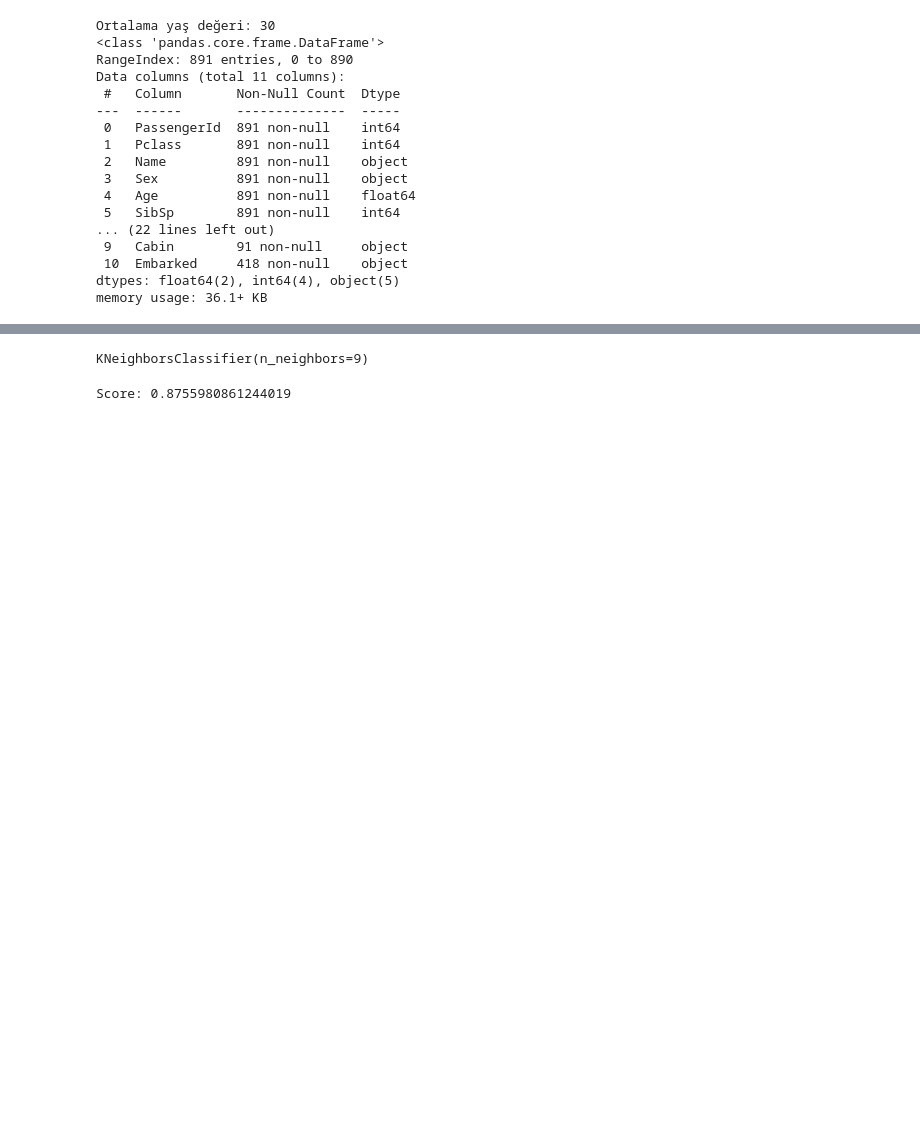
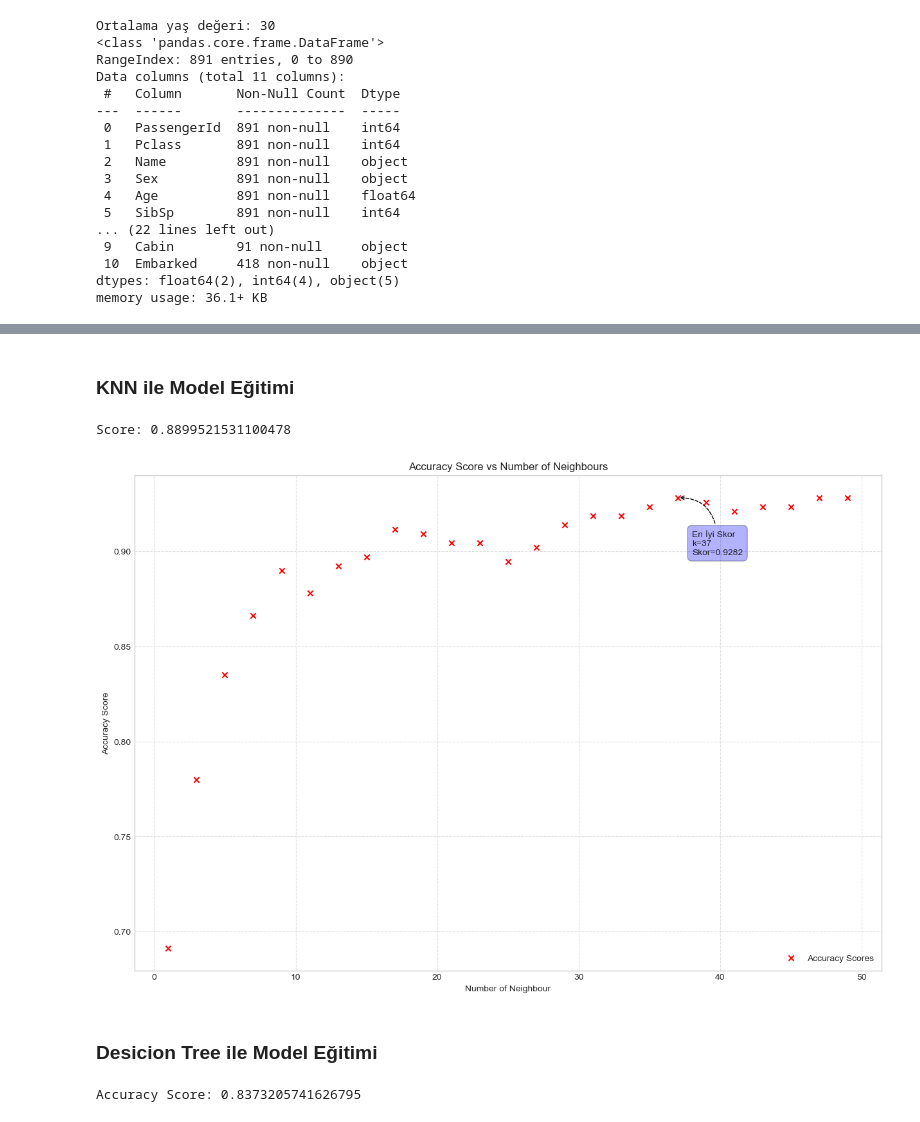
Before and after one commit to Tahir1072a/Titanic-Veri-Analizi, a Jupyter notebook: src/titanic-survive-analysis.ipynb, the cells around one changed output, grey strips where cells are left out. Saved outputs shown, nothing was run; the diff lists cells and outputs as text; code cells hidden in the pictures; blank space fills up the shorter version.

Commit message:
Desicion Tree Modeli Eklendi

```diff
--- a/src/titanic-survive-analysis.ipynb
+++ b/src/titanic-survive-analysis.ipynb
@@ -15,10 +5,10 @@ for dirname, _, filenames in os.walk('/kaggle/input'):
 # %%
-train_data = pd.read_csv("/kaggle/input/titanic/titanic/train.csv")
+train_data = pd.read_csv("../data/train.csv")
 y_train = train_data["Survived"]
 X_train = train_data.drop("Survived", axis=1)
 
-X_test = pd.read_csv("/kaggle/input/titanic/titanic/test.csv")
-y_test = pd.read_csv("/kaggle/input/titanic/titanic/gender_submission.csv")
+X_test = pd.read_csv("../data/test.csv")
+y_test = pd.read_csv("../data/gender_submission.csv")
 y_test = np.array(y_test.drop("PassengerId", axis=1))
 
 print("Train info:")
@@ -220,17 +230,69 @@ array([[ 0.82737724, -0.59705478,  0.43279337, ..., -0.54492498,
+# %% [markdown]
+### KNN ile Model Eğitimi
 # %%
 from sklearn.neighbors import KNeighborsClassifier
+from sklearn.metrics import accuracy_score, confusion_matrix
 
-knn = KNeighborsClassifier(n_neighbors=9)
+knn = KNeighborsClassifier(n_neighbors=9) # HyperParametre'yi default olarak 9 alıyoruz. Bunu daha sonra optimize edeceğiz.
 knn.fit(X=X_train_scaled, y=y_train)
+
+y_pred = knn.predict(X=X_test_scaled)
+
+score = accuracy_score(y_pred=y_pred, y_true=y_test)
+
+print(f"Score: {score}")
 # %% [output]
-KNeighborsClassifier(n_neighbors=9)
+Score: 0.8899521531100478
 # %%
-from sklearn.metrics import accuracy_score, confusion_matrix
+# Hyperparameter Optimization
+import matplotlib.pyplot as plt
 
-y_pred = knn.predict(X=X_test_scaled)
+score_list = []
+n_neighbours = range(1, 50, 2)
+for n_neighbour in n_neighbours:
+    new_knn = KNeighborsClassifier(n_neighbors=n_neighbour)
+    new_knn.fit(X=X_train_scaled, y=y_train)
 
-score = accuracy_score(y_pred=y_pred, y_true=y_test)
+    y_pred = new_knn.predict(X=X_test_scaled)
+    score = accuracy_score(y_pred=y_pred, y_true=y_test)
+    score_list.append(score)
 
-print(f"Score: {score}")
+max_score_idx = np.argmax(score_list)
+best_score = score_list[max_score_idx]
+best_n_neighbour = n_neighbours[max_score_idx]
+
+plt.figure(figsize=(15, 10))
+plt.scatter(x=n_neighbours, y=score_list, c="red", marker="x", label="Accuracy Scores")
+plt.annotate(
+    text=f'En İyi Skor\nk={best_n_neighbour}\nSkor={best_score:.4f}', # İşaretin metni
+    xy=(best_n_neighbour, best_score), # Okun ucu nereyi gösterecek (x,y)
+    xytext=(best_n_neighbour + 1, best_score - 0.03), # Metin nerede duracak (x,y)
+    arrowprops=dict(arrowstyle='->', color='black', linewidth=1.0, linestyle='--',connectionstyle="angle3"), # Okun stili
+    fontsize=10,
+    bbox=dict(boxstyle="round,pad=0.5", fc="blue", alpha=0.3) # Metin kutusu stili
+)
+plt.title("Accuracy Score vs Number of Neighbours")
+plt.xlabel("Number of Neighbour")
+plt.ylabel("Accuracy Score")
+plt.legend(loc="lower right")
+plt.grid(True, linestyle='--', alpha=0.6)
+plt.show()
+
+# Grafikte görüldüğü üzere k = 41 değeri, algoritma için en optimum değer olarak gözüküyor.
 # %% [output]
-Score: 0.8755980861244019
+[figure, added]
+# %% [markdown]
+### Desicion Tree ile Model Eğitimi
+# %%
+from sklearn.tree import DecisionTreeClassifier, plot_tree
+from sklearn.metrics import accuracy_score, confusion_matrix, f1_score
+
+tree_clf = DecisionTreeClassifier(criterion="gini", max_depth=6, random_state=42)
+tree_clf.fit(X_train_scaled, y_train)
+
+y_pred = tree_clf.predict(X_test_scaled)
+
+accuracy = accuracy_score(y_test, y_pred)
+print(f"Accuracy Score: {accuracy}")
+# %% [output]
+Accuracy Score: 0.8373205741626795
```
Also changed, not shown: parts of 5 cells of this notebook, 1 other file.
